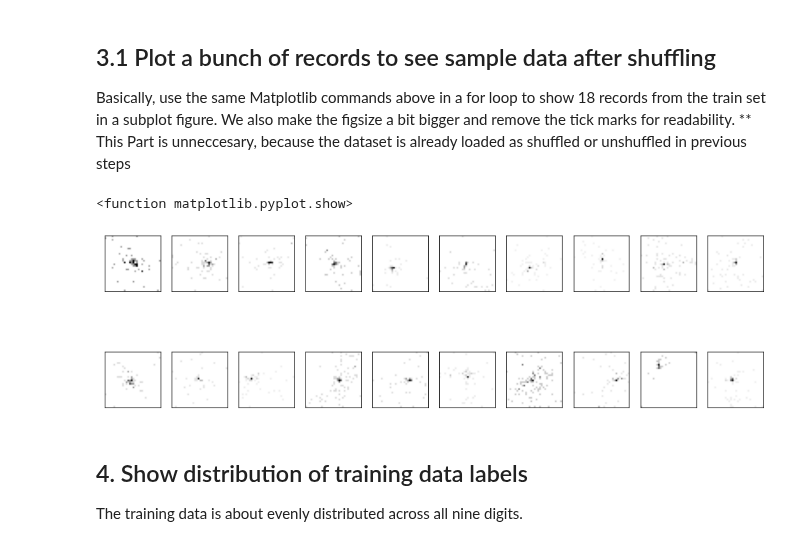
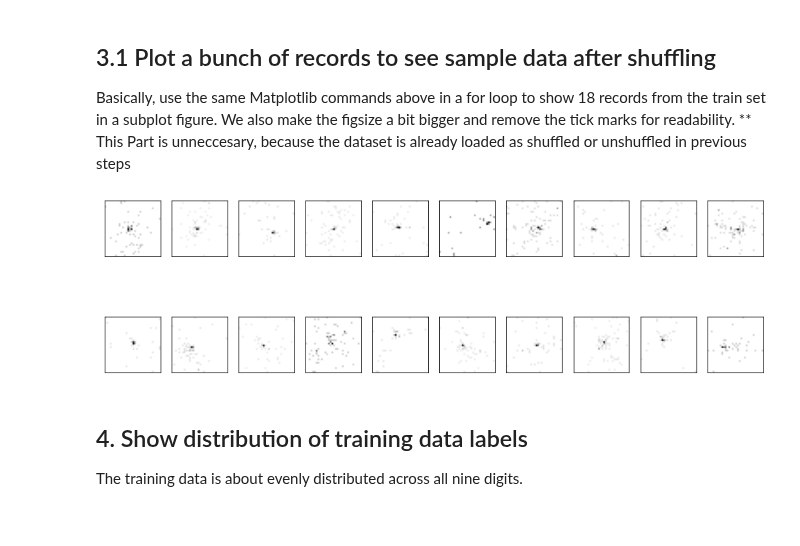
Before and after one commit to hmehryar/Hm.JetscapeMl, a Jupyter notebook: jetscape-ml-tensorflow-nn.ipynb, the cells around one changed output. Drawn from its saved outputs; the diff is of its cells as text; code cells hidden in the pictures.

```diff
--- a/jetscape-ml-tensorflow-nn.ipynb
+++ b/jetscape-ml-tensorflow-nn.ipynb
@@ -325,15 +307,18 @@ cb.set_label("Hit Frequency")
 Basically, use the same Matplotlib commands above in a for loop to show 18 records from the train set in a subplot figure. We also make the figsize a bit bigger and remove the tick marks for readability.
 ** TODO: try to make the subplot like the below image![Fig.SingleJet.JPG](embedded-picture-1)
 # %%
-# images = x_train[0:18]
-# fig, axes = plt.subplots(3, 6, figsize=[9,5])
-images = [x_train[0:10],x_train[1500:10]]
-fig, axes = plt.subplots(2, 10, figsize=[15,5])
+def plot20SampleEvents(events_matrix_items):
+  # images = x_train[0:18]
+  # fig, axes = plt.subplots(3, 6, figsize=[9,5])
+  images = events_matrix_items
+  fig, axes = plt.subplots(2, 10, figsize=[15,5])
 
-for i, ax in enumerate(axes.flat):
-    current_plot= ax.imshow(x_train[i].reshape(32, 32), cmap=cm.Greys)
-    ax.set_xticks([])
-    ax.set_yticks([])
+  for i, ax in enumerate(axes.flat):
+      current_plot= ax.imshow(x_train[i].reshape(32, 32), cmap=cm.Greys)
+      ax.set_xticks([])
+      ax.set_yticks([])
 
-plt.show
+  plt.show
+events_matrix_items=[x_train[0:10],x_train[1500:10]]
+plot20SampleEvents(events_matrix_items)
 # %% [output]
@@ -344,19 +328,10 @@ plt.show
 Basically, use the same Matplotlib commands above in a for loop to show 18 records from the train set in a subplot figure. We also make the figsize a bit bigger and remove the tick marks for readability.
 ** This Part is unneccesary, because the dataset is already loaded as shuffled or unshuffled in previous steps
 # %%
-# images = x_train[0:18]
-# fig, axes = plt.subplots(3, 6, figsize=[9,5])
-images = x_train[0:20]
-fig, axes = plt.subplots(2, 10, figsize=[15,5])
-
-for i, ax in enumerate(axes.flat):
-    ax.imshow(images[i].reshape(32, 32), cmap=cm.Greys)
-    ax.set_xticks([])
-    ax.set_yticks([])
-plt.show
+events_matrix_items=x_train[0:20]
+plot20SampleEvents(events_matrix_items)
 # %% [output]
-<function matplotlib.pyplot.show>
-[figure, old version]
+[figure, new version]
 # %% [markdown]
 ## 4. Show distribution of training data labels
 The training data is about evenly distributed across all nine digits.
```
Also changed, not shown: parts of 39 cells of this notebook, 1 other file.
